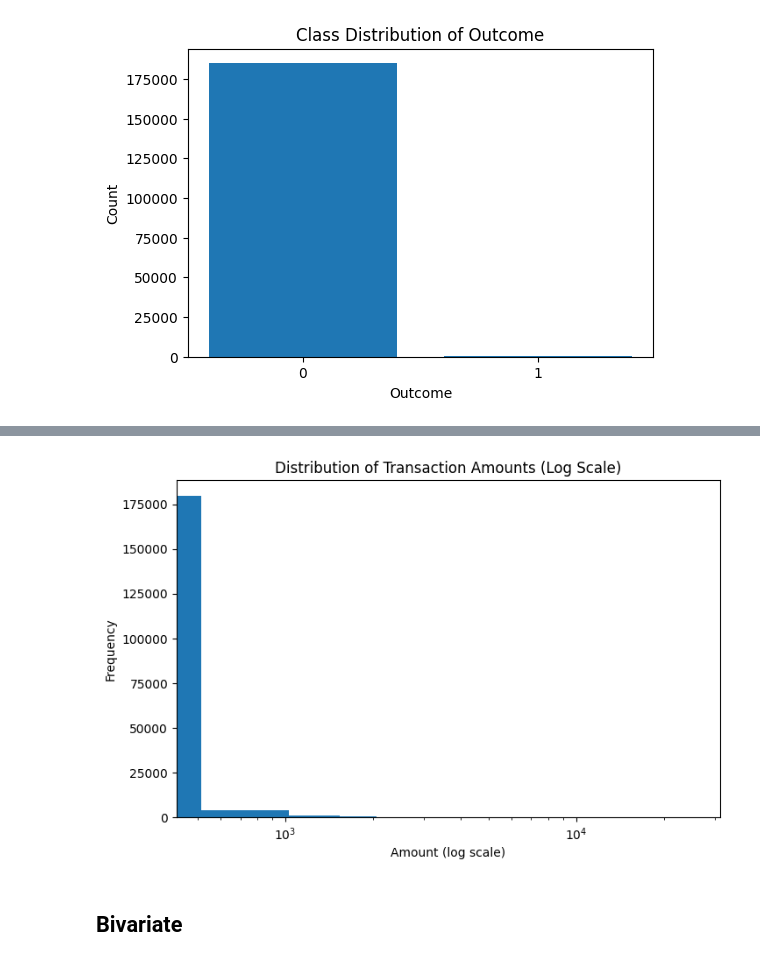
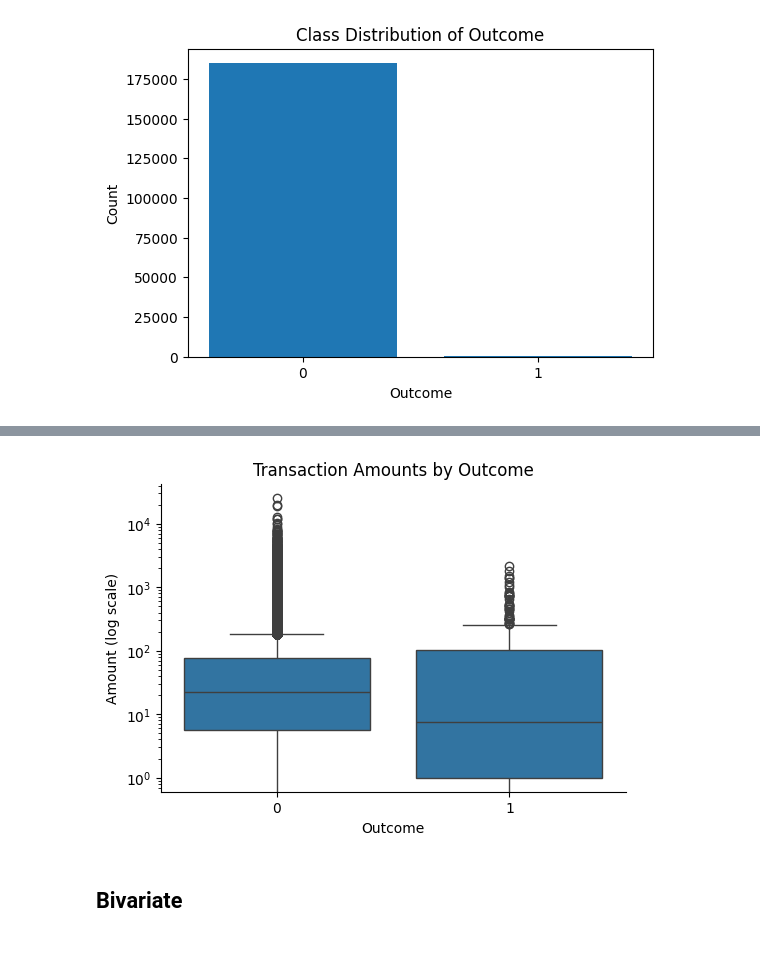
Before and after one commit to BSDSBA-JF/ML-II-Labs, a Jupyter notebook: 01/01-lab-materials/LT 7-Lab 1.ipynb, the cells around one changed output, grey strips where cells are left out. Saved outputs shown, nothing was run; the diff lists cells and outputs as text; code cells hidden in the pictures.

```diff
--- a/01/01-lab-materials/LT 7-Lab 1.ipynb
+++ b/01/01-lab-materials/LT 7-Lab 1.ipynb
@@ -153,13 +73,22 @@ plt.show()
-# %%
-plt.figure(figsize=(8,5))
-plt.hist(df["Amount"], bins=50)
-plt.xscale("log")
-plt.title("Distribution of Transaction Amounts (Log Scale)")
-plt.xlabel("Amount (log scale)")
-plt.ylabel("Frequency")
-plt.show()
-# %% [output]
-[figure, removed]
+# %%
+plt.figure(figsize=(6,4))
+
+sns.boxplot(
+    x="outcome",
+    y="Amount",
+    data=df
+)
+plt.yscale("log")  # handle skewness
+plt.title("Transaction Amounts by Outcome")
+plt.xlabel("Outcome")
+plt.ylabel("Amount (log scale)")
+
+plt.gca().spines['top'].set_visible(False)
+plt.gca().spines['right'].set_visible(False)
+
+plt.show()
+# %% [output]
+[figure, added]
 # %% [markdown]
 ## Bivariate
 # %%
```
Also changed, not shown: parts of 18 cells of this notebook, 1 other file.
